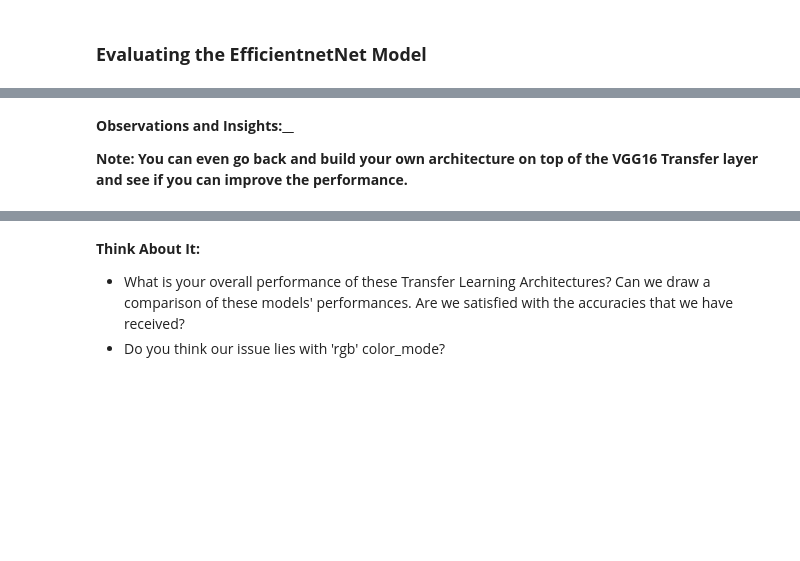
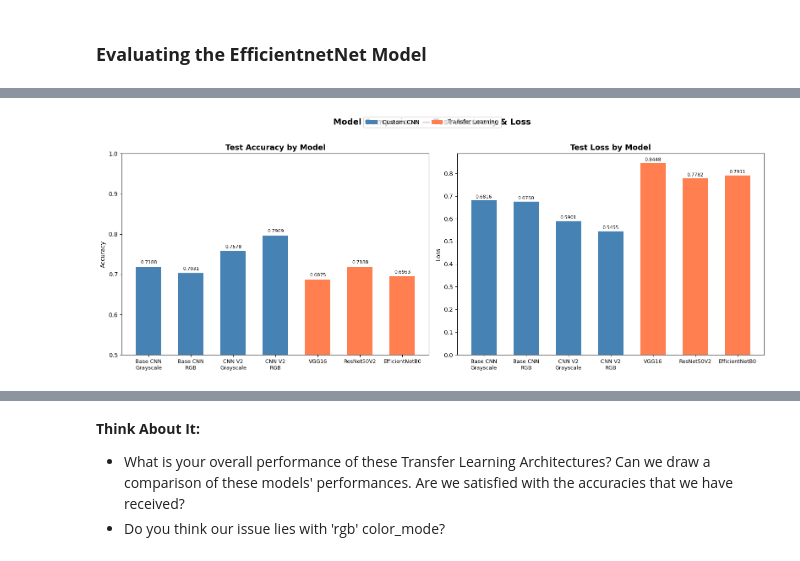
Before and after one commit to narayananxyz/deep_learning, a Jupyter notebook: capstone/Reference_Notebook_Facial_Emotion_Detection_Full_Code.ipynb, the cells around one changed output, grey strips where cells are left out. Drawn from its saved outputs; the diff is of its cells as text; code cells hidden in the pictures; blank space fills up the shorter version.

```diff
--- a/capstone/Reference_Notebook_Facial_Emotion_Detection_Full_Code.ipynb
+++ b/capstone/Reference_Notebook_Facial_Emotion_Detection_Full_Code.ipynb
@@ -1380,4 +1412,48 @@ EfficientNetB0 Test Accuracy: 0.7109
-# %% [markdown]
-**Observations and Insights:__**
-
-**Note: You can even go back and build your own architecture on top of the VGG16 Transfer layer and see if you can improve the performance.**
+# %%
+
+models = ['Base CNN\nGrayscale', 'Base CNN\nRGB', 'CNN V2\nGrayscale', 'CNN V2\nRGB',
+          'VGG16', 'ResNet50V2', 'EfficientNetB0']
+
+accuracies = [test_acc, test_acc_rgb, test_acc_v2, test_acc_v2_rgb,
+              test_acc_vgg, test_acc_resnet, test_acc_eff]
+
+losses = [test_loss, test_loss_rgb, test_loss_v2, test_loss_v2_rgb,
+          test_loss_vgg, test_loss_resnet, test_loss_eff]
+
+x = np.arange(len(models))
+width = 0.6
+
+fig, axes = plt.subplots(1, 2, figsize=(16, 6))
+
+# Accuracy
+bars1 = axes[0].bar(x, accuracies, width, color=['steelblue']*4 + ['coral']*3)
+axes[0].set_title('Test Accuracy by Model', fontsize=13, fontweight='bold')
+axes[0].set_xticks(x)
+axes[0].set_xticklabels(models, fontsize=9)
+axes[0].set_ylabel('Accuracy')
+axes[0].set_ylim(0.5, 1.0)
+for bar, val in zip(bars1, accuracies):
+    axes[0].text(bar.get_x() + bar.get_width()/2, bar.get_height() + 0.005,
+                f'{val:.4f}', ha='center', va='bottom', fontsize=8)
+
+# Loss
+bars2 = axes[1].bar(x, losses, width, color=['steelblue']*4 + ['coral']*3)
+axes[1].set_title('Test Loss by Model', fontsize=13, fontweight='bold')
+axes[1].set_xticks(x)
+axes[1].set_xticklabels(models, fontsize=9)
+axes[1].set_ylabel('Loss')
+for bar, val in zip(bars2, losses):
+    axes[1].text(bar.get_x() + bar.get_width()/2, bar.get_height() + 0.005,
+                f'{val:.4f}', ha='center', va='bottom', fontsize=8)
+
+# Legend
+from matplotlib.patches import Patch
+legend_elements = [Patch(facecolor='steelblue', label='Custom CNN'),
+                   Patch(facecolor='coral', label='Transfer Learning')]
+fig.legend(handles=legend_elements, loc='upper center', ncol=2, fontsize=10)
+
+plt.suptitle('Model Comparison — Test Accuracy & Loss', fontsize=14, fontweight='bold', y=1.02)
+plt.tight_layout()
+plt.show()
+# %% [output]
+[figure, added]
```
Also changed, not shown: parts of 28 cells of this notebook.
